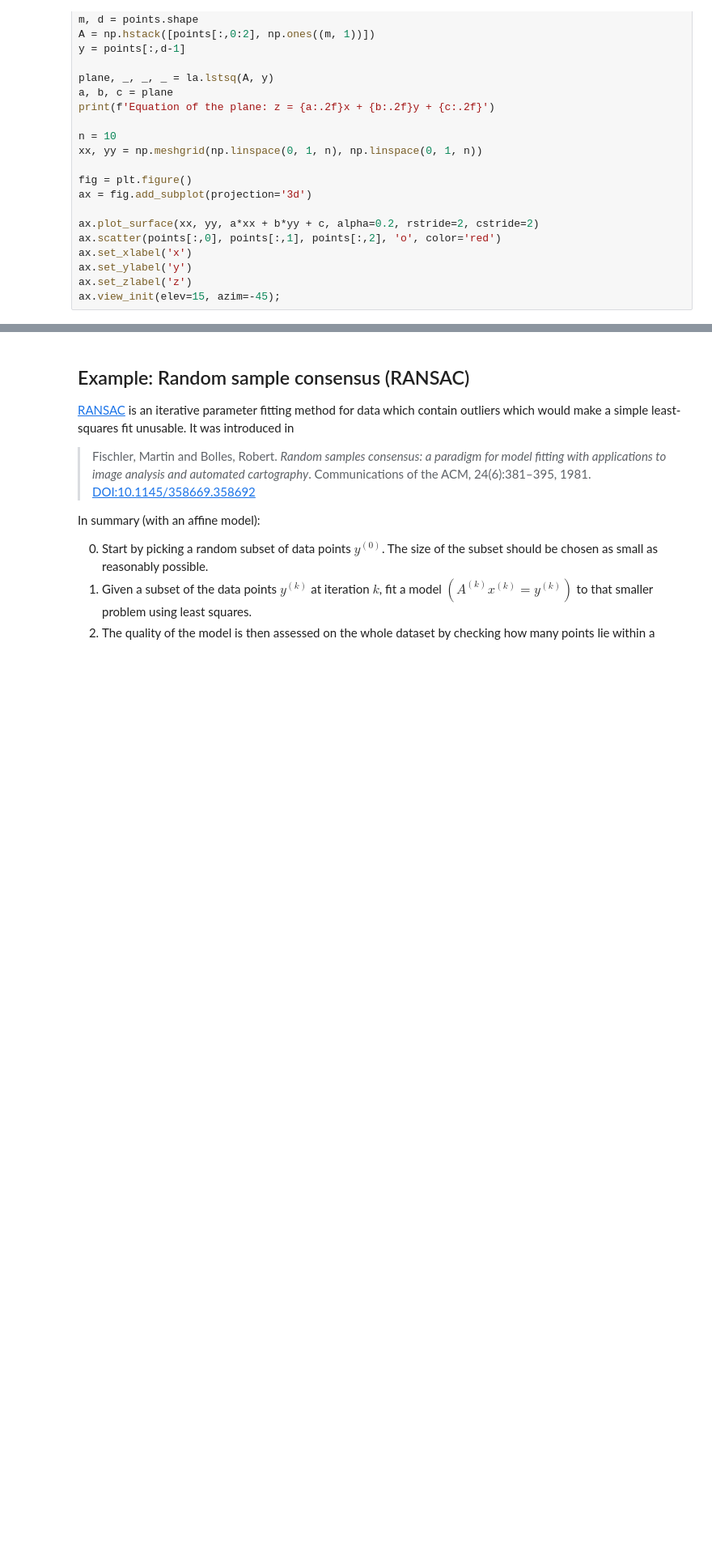
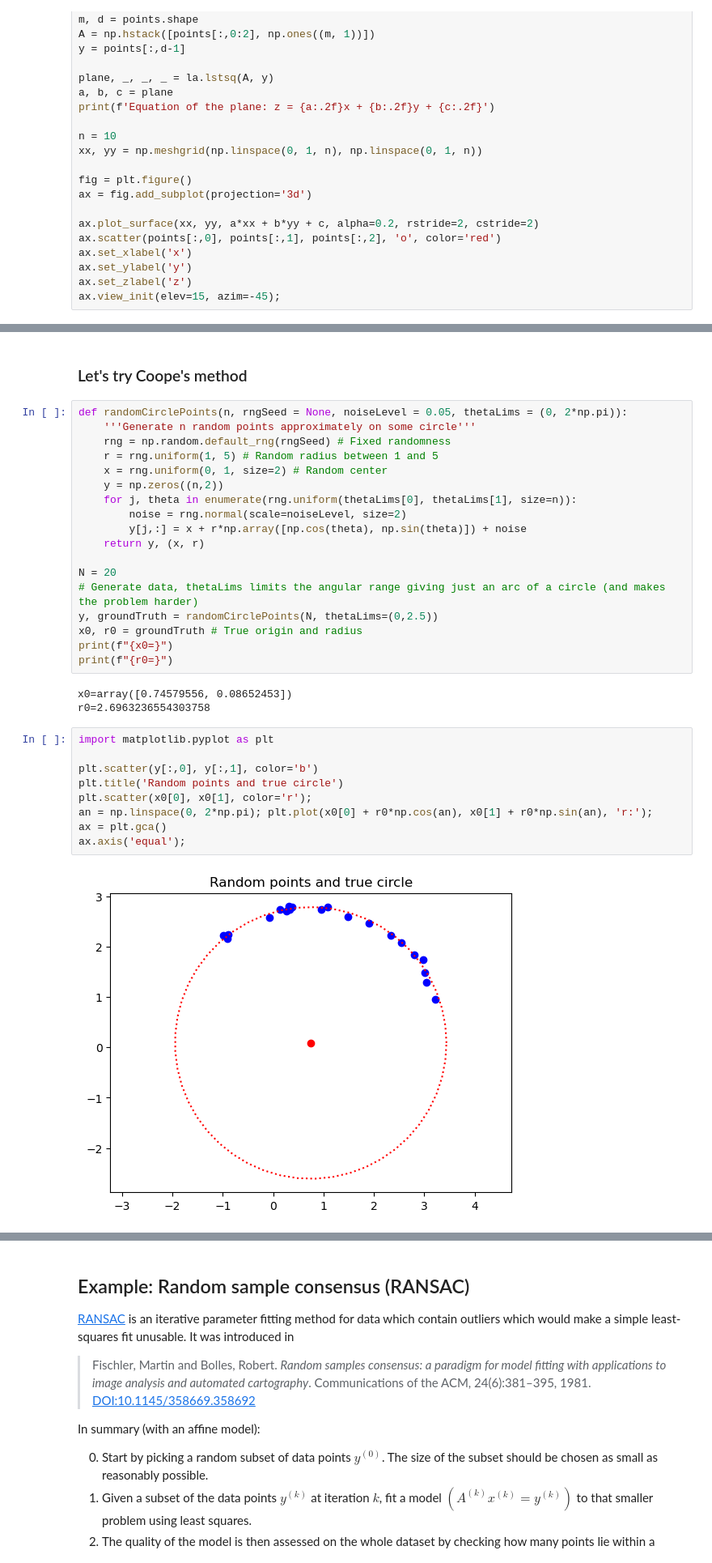
Before and after one commit to uh-comp-methods1/notebooks, a Jupyter notebook: 02-linear-eqs/lecture.ipynb, the cells around one changed output, grey strips where cells are left out. Shown at 81% size. Cells and saved outputs as stored; diff of their text form; blank space fills up the shorter version.

Commit message:
Coope's method example code from lecture
Added the example code from last lecture and fixed few critical mistakes in the theory.

```diff
--- a/02-linear-eqs/lecture.ipynb
+++ b/02-linear-eqs/lecture.ipynb
@@ -743,2 +770,36 @@ where the coordinates of the center point are $x_i = \frac{1}{2}z_i, \ i = 1,2,.
 
 There are also many other methods for fitting circle and other shapes.
+# %% [markdown]
+### Let's try Coope's method
+# %%
+def randomCirclePoints(n, rngSeed = None, noiseLevel = 0.05, thetaLims = (0, 2*np.pi)):
+    '''Generate n random points approximately on some circle'''
+    rng = np.random.default_rng(rngSeed) # Fixed randomness
+    r = rng.uniform(1, 5) # Random radius between 1 and 5
+    x = rng.uniform(0, 1, size=2) # Random center
+    y = np.zeros((n,2))
+    for j, theta in enumerate(rng.uniform(thetaLims[0], thetaLims[1], size=n)):
+        noise = rng.normal(scale=noiseLevel, size=2)
+        y[j,:] = x + r*np.array([np.cos(theta), np.sin(theta)]) + noise
+    return y, (x, r)
+
+N = 20
+# Generate data, thetaLims limits the angular range giving just an arc of a circle (and makes the problem harder)
+y, groundTruth = randomCirclePoints(N, thetaLims=(0,2.5))
+x0, r0 = groundTruth # True origin and radius
+print(f"{x0=}")
+print(f"{r0=}")
+# %% [output]
+x0=array([0.74579556, 0.08652453])
+r0=2.6963236554303758
+# %%
+import matplotlib.pyplot as plt
+
+plt.scatter(y[:,0], y[:,1], color='b')
+plt.title('Random points and true circle')
+plt.scatter(x0[0], x0[1], color='r');
+an = np.linspace(0, 2*np.pi); plt.plot(x0[0] + r0*np.cos(an), x0[1] + r0*np.sin(an), 'r:');
+ax = plt.gca()
+ax.axis('equal');
+# %% [output]
+[figure, added]
```
Also changed, not shown: parts of 7 cells of this notebook.
